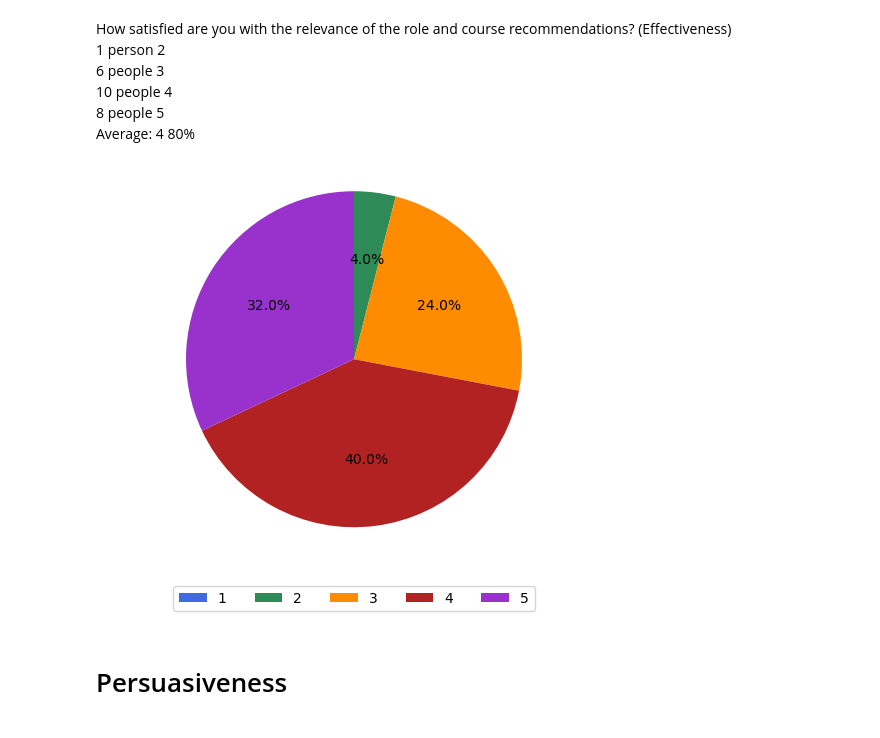
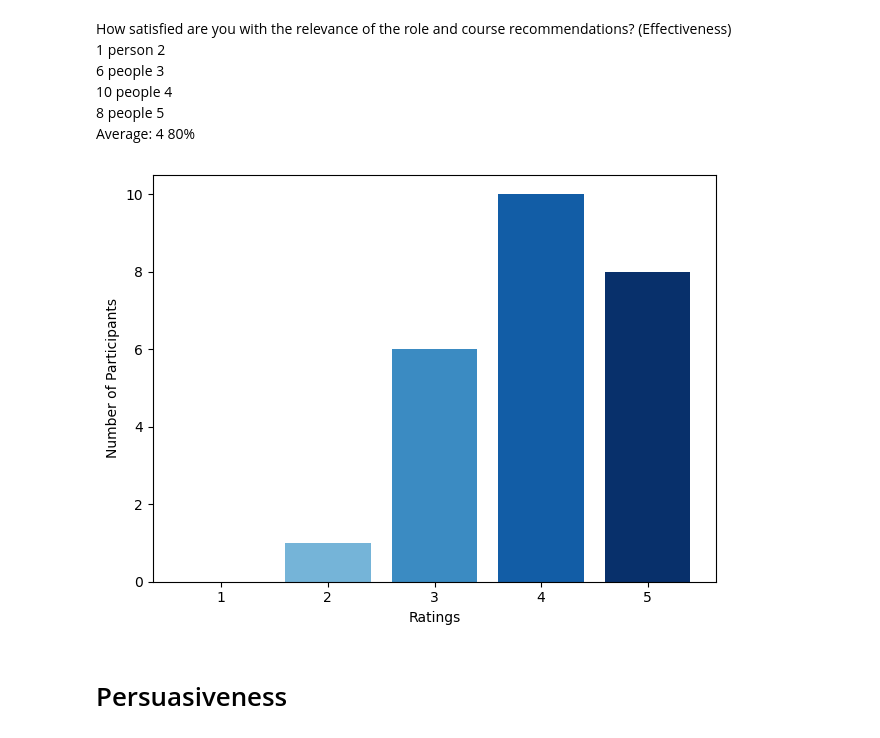
Before and after one commit to yasinhorasanli/XCRS, a Jupyter notebook: backend/charts/system_performance.ipynb, the cells around one changed output. Drawn from its saved outputs; the diff is of its cells as text; code cells hidden in the pictures.

```diff
--- a/backend/charts/system_performance.ipynb
+++ b/backend/charts/system_performance.ipynb
@@ -1,6 +1,28 @@
 # %%
 import matplotlib.pyplot as plt
+import matplotlib.cm as cm
+import numpy as np
 
+def plot_bar_chart(labels, sizes, x_y=["Ratings", "Number of Participants"]):
+
+    #colors = ['royalblue', 'seagreen', 'darkorange', 'firebrick', 'darkorchid']
+    colors = cm.Blues(np.linspace(0.3, 1, len(labels)))
+
+    plt.bar(labels, sizes, color=colors[:len(labels)])
+
+    # plt.title('Column Chart')
+    plt.xlabel(x_y[0])
+    plt.ylabel(x_y[1])
+
+    # plt.xticks(rotation=30, ha="right")
+    max_value = max([max(sizes)])
+    plt.yticks(np.arange(1, max_value+1, 2))
+
+    # Adjust the layout to make room for the rotated labels
+    plt.tight_layout()
+
+    # Display the chart
+    plt.show()
 
 def plot_pie_chart(labels, sizes):
 
@@ -36,11 +58,12 @@ Average: 4 80%
 # %%
 
 labels = ["1", "2", "3", "4", "5"]
 sizes = [0,1,6,10,8]
 
-plot_pie_chart(labels=labels, sizes=sizes)
+
+plot_bar_chart(labels=labels, sizes=sizes)
 # %% [output]
-[figure, old version]
+[figure, new version]
 # %% [markdown]
 # Persuasiveness
 # %% [markdown]
```
Also changed, not shown: parts of 6 cells of this notebook, 8 other files.
